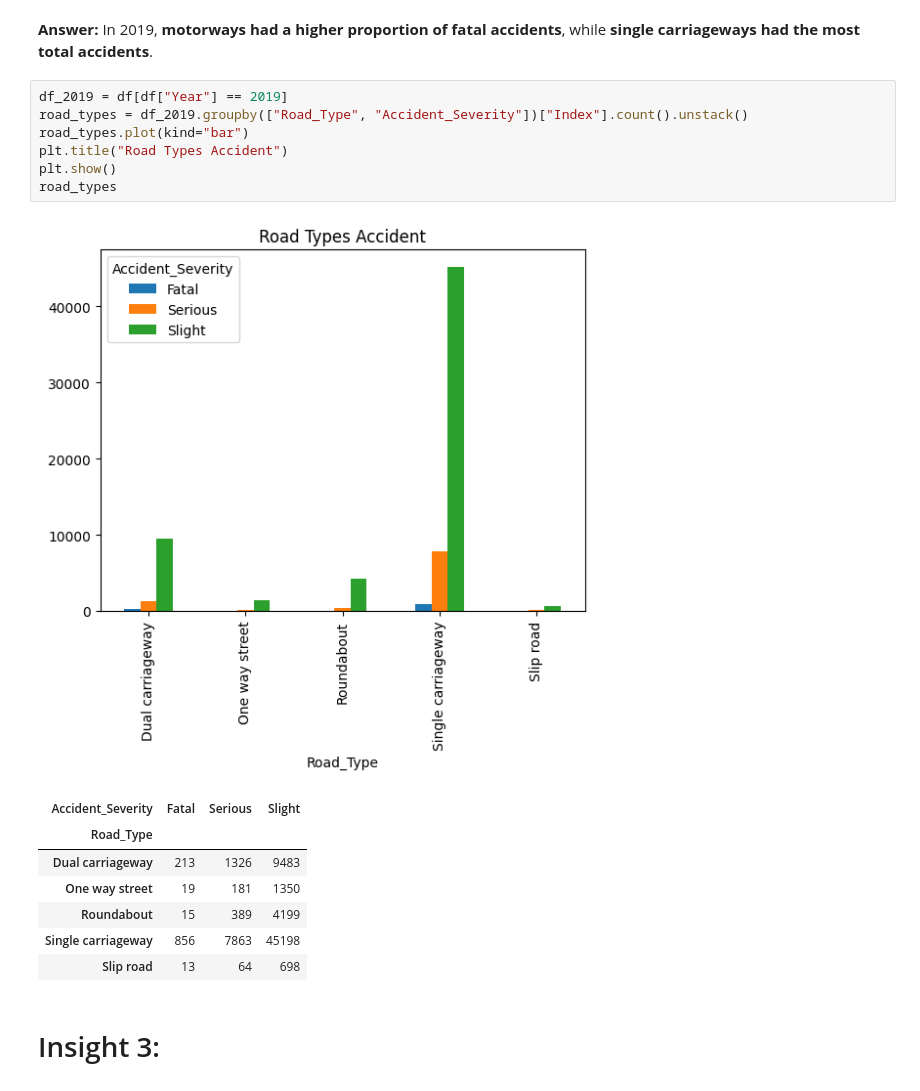
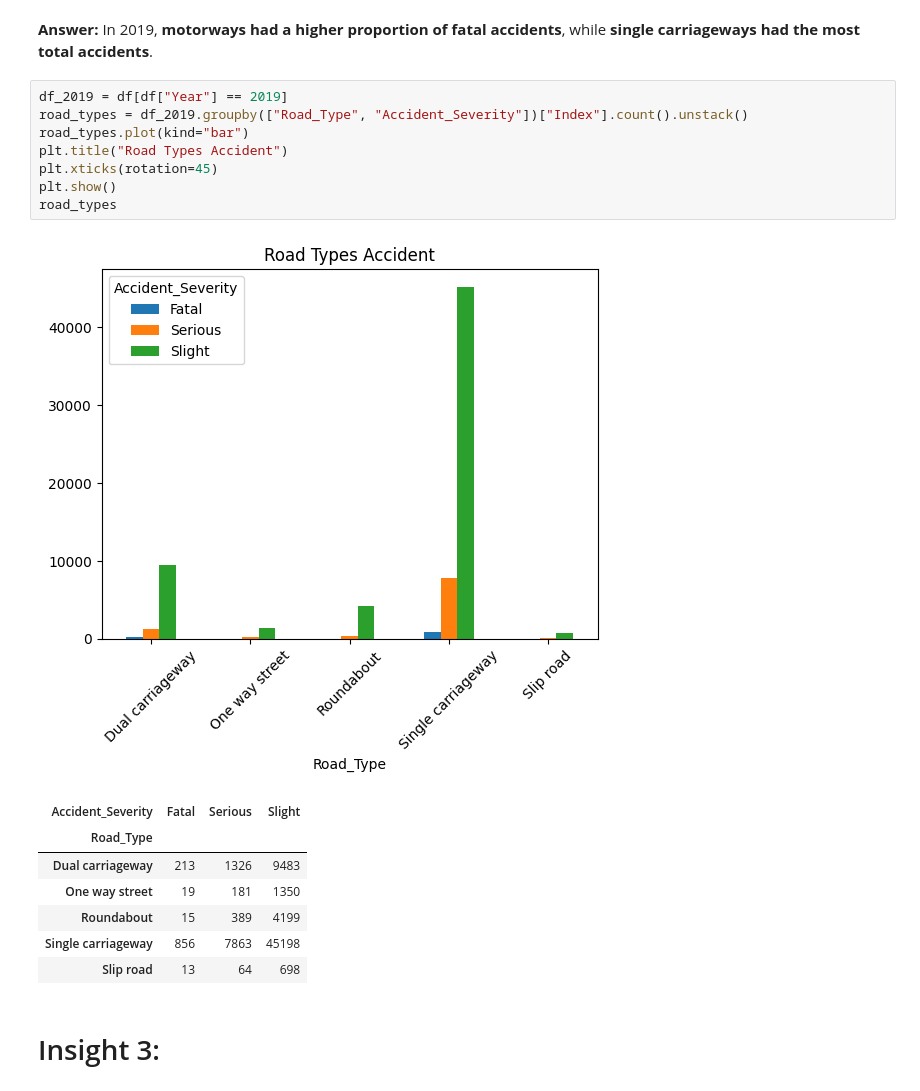
Before and after one commit to muhijericho/ITD-3B-act-4, a Jupyter notebook: activity4.ipynb, the cells around one changed output. Saved outputs shown, nothing was run; the diff lists cells and outputs as text.

```diff
--- a/activity4.ipynb
+++ b/activity4.ipynb
@@ -114,12 +114,13 @@ Text(0.5, 1.0, 'Accident Year')
 # %%
 df_2019 = df[df["Year"] == 2019]
 road_types = df_2019.groupby(["Road_Type", "Accident_Severity"])["Index"].count().unstack()
 road_types.plot(kind="bar")
 plt.title("Road Types Accident")
+plt.xticks(rotation=45)
 plt.show()
 road_types
 # %% [output]
-[figure, old version]
+[figure, new version]
 | Accident_Severity | Fatal | Serious | Slight |
 | Road_Type |  |  |  |
 | Dual carriageway | 213 | 1326 | 9483 |
```
Also changed, not shown: parts of 13 cells of this notebook.
